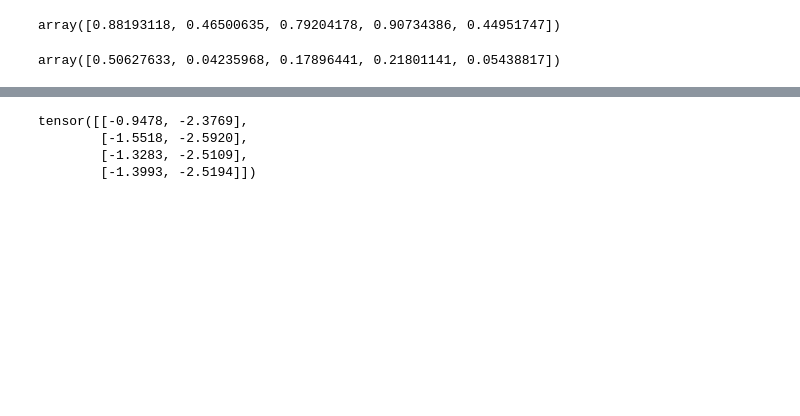
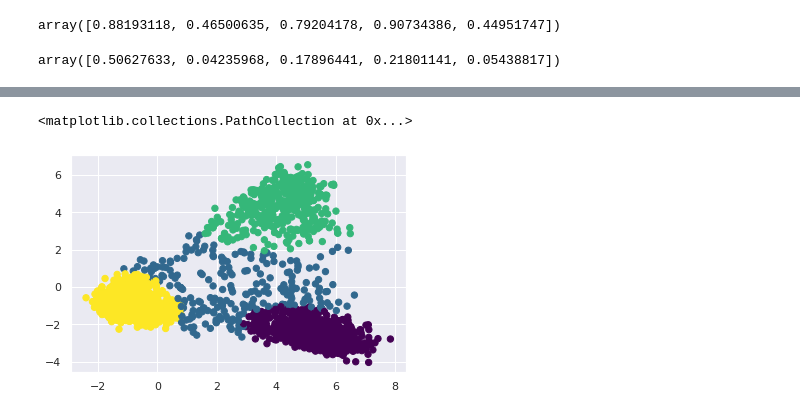
Before and after one commit to gyaneshg96/word2dpgmm, a Jupyter notebook: DPMM.ipynb, the cells around one changed output, grey strips where cells are left out. Cells and saved outputs as stored; diff of their text form; code cells hidden in the pictures; blank space fills up the shorter version.

```diff
--- a/DPMM.ipynb
+++ b/DPMM.ipynb
@@ -317,7 +182,8 @@ plt.show
-# %%
-Bayes_Centers_01
-# %% [output]
-tensor([[-0.9478, -2.3769],
-        [-1.5518, -2.5920],
-        [-1.3283, -2.5109],
-        [-1.3993, -2.5194]])
+# %%
+from sklearn.mixture import BayesianGaussianMixture
+dpgmm = BayesianGaussianMixture(n_components=4, covariance_type="full").fit(reduced)
+labels = dpgmm.predict(reduced)
+plt.scatter(reduced[:, 0], reduced[:, 1], c=labels, s=40, cmap='viridis')
+# %% [output]
+<matplotlib.collections.PathCollection at 0x...>
+[figure, added]
```
Also changed, not shown: parts of 26 cells of this notebook.
